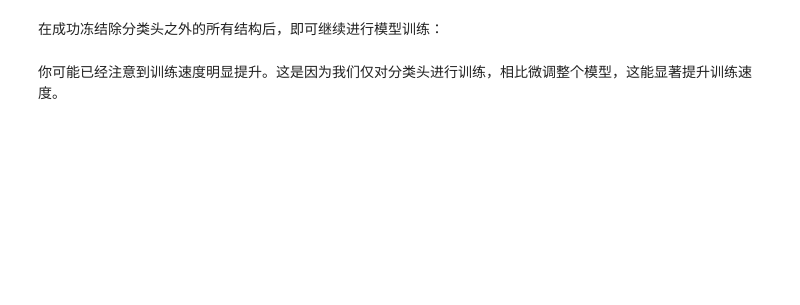
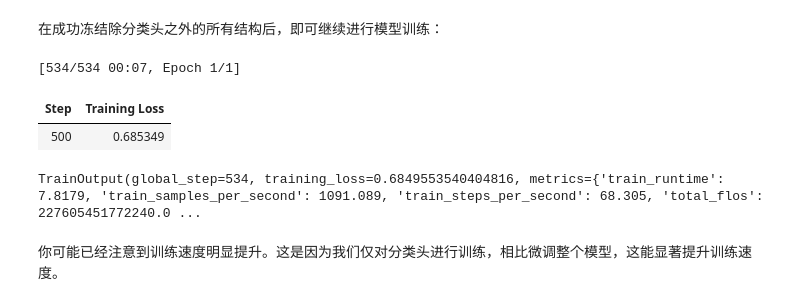
Before and after one commit to zaxys916/LLM-Illustrated, a Jupyter notebook: 第十一章/第十一章 为分类任务微调表示模型.ipynb, the cells around one changed output. Saved outputs shown, nothing was run; the diff lists cells and outputs as text; code cells hidden in the pictures; blank space fills up the shorter version.

```diff
--- a/第十一章/第十一章 为分类任务微调表示模型.ipynb
+++ b/第十一章/第十一章 为分类任务微调表示模型.ipynb
@@ -77,3 +74,13 @@ tokenized_test = test_data.map(preprocess_function, batched=True)
+# %%
+from transformers import DataCollatorWithPadding
+# 对批次中的序列进行填充，使其长度与最长序列一致
+data_collator = DataCollatorWithPadding(tokenizer=tokenizer)
+def preprocess_function(examples):
+    """对输入数据进行分词处理"""
+    return tokenizer(examples["text"], truncation=True)
+# 对训练数据和测试数据进行分词处理
+tokenized_train = train_data.map(preprocess_function, batched=True)
+tokenized_test = test_data.map(preprocess_function, batched=True)
 # %% [markdown]
 在构建训练器(Trainer)之前，我们需要准备一个专用的数据收集器(DataCollator)。数据收集器的主要功能是构建数据批次，同时支持数据增强技术的应用。
 # %% [markdown]
@@ -82,13 +89,14 @@ tokenized_test = test_data.map(preprocess_function, batched=True)
 完整的训练示例还需要明确定义若干评估指标：
 # %%
 import numpy as np
-from datasets import load_metric
+import evaluate
+
 def compute_metrics(eval_pred):
    """计算F1分数"""
    logits, labels = eval_pred
    predictions = np.argmax(logits, axis=-1)
-   load_f1 = load_metric("f1")
-   f1 = load_f1.compute(predictions=predictions, references=labels)["f1"]
+   f1_metric = evaluate.load("f1")
+   f1 = f1_metric.compute(predictions=predictions, references=labels)["f1"]
    return {"f1": f1}
 # %% [markdown]
 通过compute_metrics函数，我们可以定义任意数量的评估指标，这些指标在训练过程中被实时显示或记录保存。该功能对于监测模型训练尤为重要，因为它能帮助我们及时检测过拟合现象。
@@ -175,17 +225,23 @@ for name, param in model.named_parameters():
 在成功冻结除分类头之外的所有结构后，即可继续进行模型训练：
 # %%
 from transformers import TrainingArguments, Trainer
-# 执行训练过程的Trainer
+
 trainer = Trainer(
    model=model,
    args=training_args,
    train_dataset=tokenized_train,
    eval_dataset=tokenized_test,
-   tokenizer=tokenizer,
+   processing_class=tokenizer,
    data_collator=data_collator,
    compute_metrics=compute_metrics,
 )
+
 trainer.train()
+# %% [output]
+[534/534 00:07, Epoch 1/1]
+| Step | Training Loss |
+| 500 | 0.685349 |
+TrainOutput(global_step=534, training_loss=0.6849553540404816, metrics={'train_runtime': 7.8179, 'train_samples_per_second': 1091.089, 'train_steps_per_second': 68.305, 'total_flos': 227605451772240.0 ...
 # %% [markdown]
 你可能已经注意到训练速度明显提升。这是因为我们仅对分类头进行训练，相比微调整个模型，这能显著提升训练速度。
 # %%
```
Also changed, not shown: parts of 33 cells of this notebook, 2 other files.
